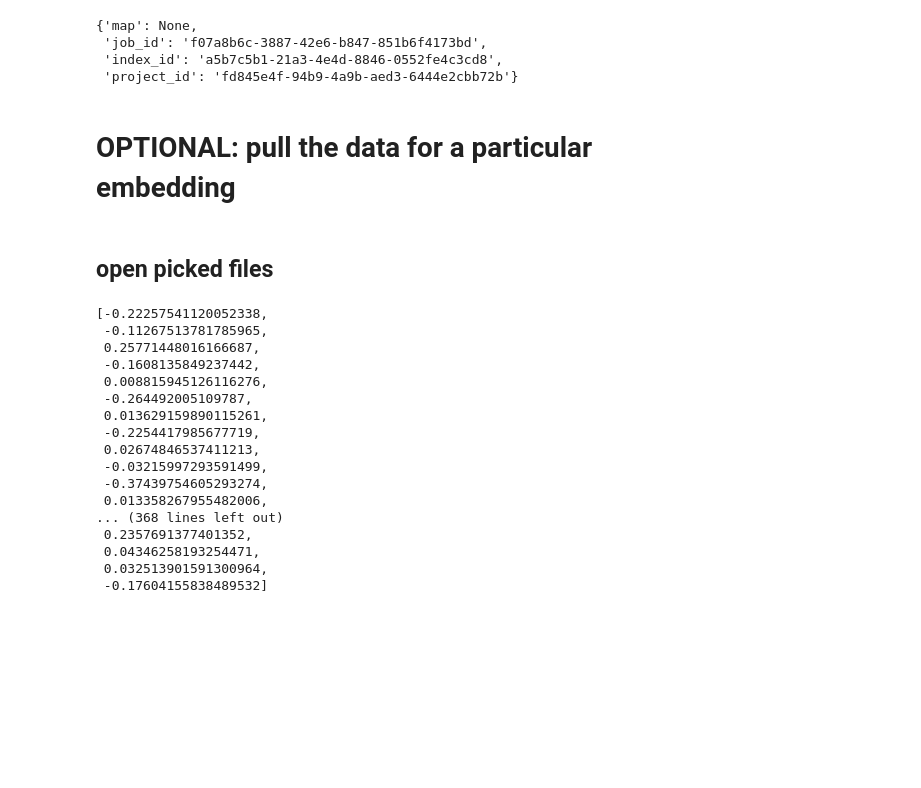
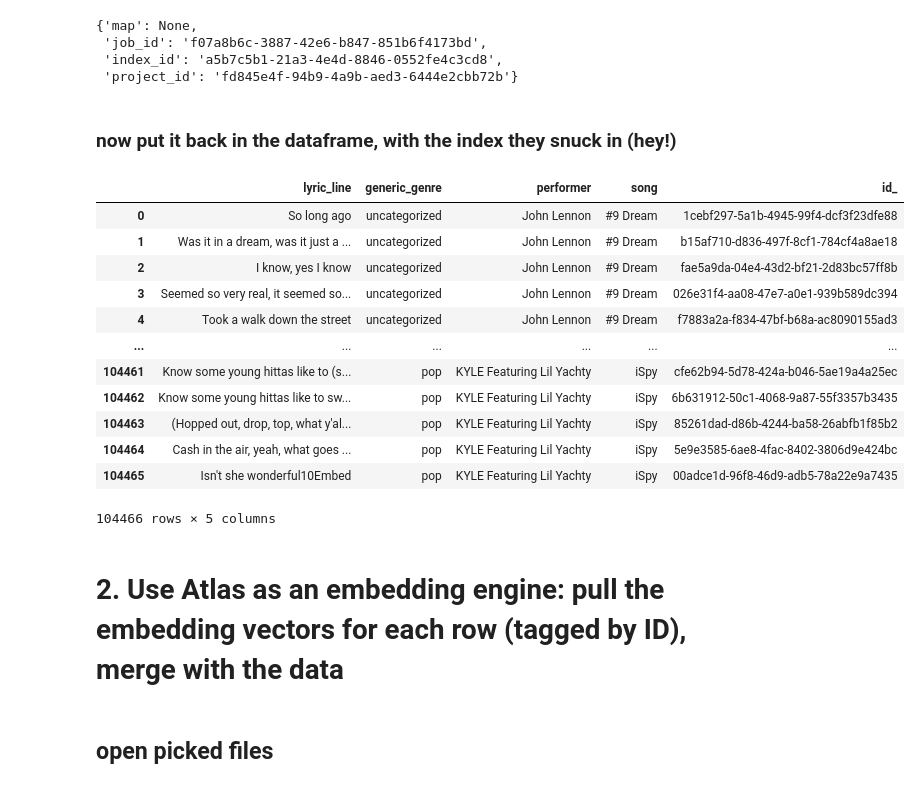
Before and after one commit to davidnmora/billboard-lyric-exploration, a Jupyter notebook: 4. Embed lyrics VIA NOMIC.ipynb, the cells around one changed output. Saved outputs shown, nothing was run; the diff lists cells and outputs as text; code cells hidden in the pictures; blank space fills up the shorter version.

Commit message:
CHECKPOINT: tried redownloading a bunch of lyrics, stuff is still messy, need to pull them & integrate them

```diff
--- a/4. Embed lyrics VIA NOMIC.ipynb
+++ b/4. Embed lyrics VIA NOMIC.ipynb
@@ -33,5 +33,9 @@ import numpy as np
 
 atlas = AtlasClient()
 # %%
-nomic_ready_df = lyric_lines_ready_for_analysis[['lyric_line', 'generic_genre', 'performer', 'song']].to_dict('records')
+nomic_ready_df = lyric_lines_ready_for_analysis.dropna()[['lyric_line', 'generic_genre', 'performer', 'song']].to_dict('records')
+
+import json
+
+nomic_ready_df = json.loads(json.dumps(nomic_ready_df))
 # %%
@@ -63,8 +83,26 @@ res#['map']
  'job_id': 'f07a8b6c-3887-42e6-b847-851b6f4173bd',
  'index_id': 'a5b7c5b1-21a3-4e4d-8846-0552fe4c3cd8',
  'project_id': 'fd845e4f-94b9-4a9b-aed3-6444e2cbb72b'}
+# %% [markdown]
+### now put it back in the dataframe, with the index they snuck in (hey!)
+# %%
+pd.DataFrame.from_dict(nomic_ready_df)
+# %% [output]
+|  | lyric_line | generic_genre | performer | song | id_ |
+| 0 | So long ago | uncategorized | John Lennon | #9 Dream | 1cebf297-5a1b-4945-99f4-dcf3f23dfe88 |
+| 1 | Was it in a dream, was it just a ... | uncategorized | John Lennon | #9 Dream | b15af710-d836-497f-8cf1-784cf4a8ae18 |
+| 2 | I know, yes I know | uncategorized | John Lennon | #9 Dream | fae5a9da-04e4-43d2-bf21-2d83bc57ff8b |
+| 3 | Seemed so very real, it seemed so... | uncategorized | John Lennon | #9 Dream | 026e31f4-aa08-47e7-a0e1-939b589dc394 |
+| 4 | Took a walk down the street | uncategorized | John Lennon | #9 Dream | f7883a2a-f834-47bf-b68a-ac8090155ad3 |
+| ... | ... | ... | ... | ... | ... |
+| 104461 | Know some young hittas like to (s... | pop | KYLE Featuring Lil Yachty | iSpy | cfe62b94-5d78-424a-b046-5ae19a4a25ec |
+| 104462 | Know some young hittas like to sw... | pop | KYLE Featuring Lil Yachty | iSpy | 6b631912-50c1-4068-9a87-55f3357b3435 |
+| 104463 | (Hopped out, drop, top, what y'al... | pop | KYLE Featuring Lil Yachty | iSpy | 85261dad-d86b-4244-ba58-26abfb1f85b2 |
+| 104464 | Cash in the air, yeah, what goes ... | pop | KYLE Featuring Lil Yachty | iSpy | 5e9e3585-6ae8-4fac-8402-3806d9e424bc |
+| 104465 | Isn't she wonderful10Embed | pop | KYLE Featuring Lil Yachty | iSpy | 00adce1d-96f8-46d9-adb5-78a22e9a7435 |
+104466 rows × 5 columns
 # %% [markdown]
-# OPTIONAL: pull the data for a particular embedding
+# 2. Use Atlas as an embedding engine: pull the embedding vectors for each row (tagged by ID), merge with the data
 # %%
 # v0.2
 project_id = '3c3fff9b-7f54-4711-bde6-7efb006fa977'
@@ -88,20 +129,0 @@ obj = pd.read_pickle(f'./data/atlas-export/{pkle_file}')
-# %%
-pd.DataFrame(obj).iloc[0].embeddings
-# %% [output]
-[-0.22257541120052338,
- -0.11267513781785965,
- 0.25771448016166687,
- -0.1608135849237442,
- 0.008815945126116276,
- -0.264492005109787,
- 0.013629159890115261,
- -0.2254417985677719,
- 0.02674846537411213,
- -0.03215997293591499,
- -0.37439754605293274,
- 0.013358267955482006,
-... (368 lines left out)
- 0.2357691377401352,
- 0.04346258193254471,
- 0.032513901591300964,
- -0.17604155838489532]
```
Also changed, not shown: parts of 10 cells of this notebook, 4 other files.
